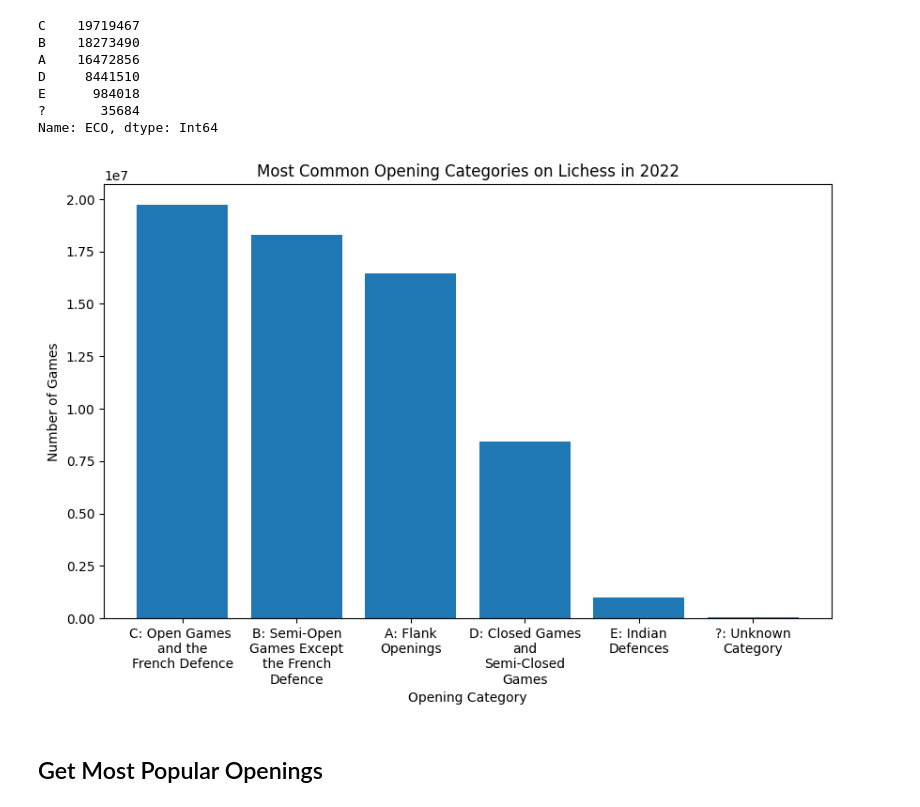
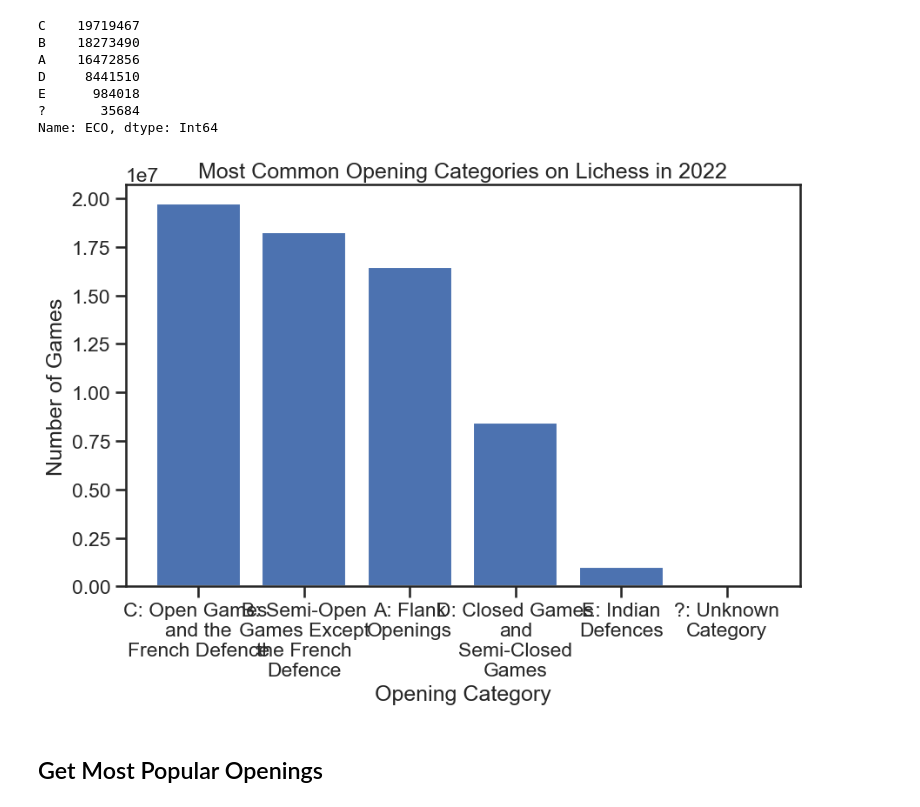
Before and after one commit to IsaacCheng9/machine-learning-in-chess, a Jupyter notebook: src/analyse_csv_data.ipynb, the cells around one changed output. Cells and saved outputs as stored; diff of their text form; code cells hidden in the pictures.

```diff
--- a/src/analyse_csv_data.ipynb
+++ b/src/analyse_csv_data.ipynb
@@ -99,28 +100,31 @@ Name: ECO, dtype: Int64
 # %%
 # Map each opening category to its type.
 opening_category_map = {
     "A": "Flank\nOpenings",
     "B": "Semi-Open\nGames Except\nthe French\nDefence",
     "C": "Open Games \nand the\nFrench Defence",
     "D": "Closed Games\nand\nSemi-Closed\nGames",
     "E": "Indian\nDefences",
     "?": "Unknown\nCategory",
 }
 
 # Plot the number of games in each opening category.
+# TODO: Fix the labels - consider adding a legend to explain each letter.
+sns.set("talk")
+sns.set_style("ticks")
 fig, ax = plt.subplots(figsize=(10, 6))
 indexes = opening_categories.index
 values = opening_categories.values
 ax.bar(indexes, values)
 ax.set_title("Most Common Opening Categories on Lichess in 2022")
 ax.set_xlabel("Opening Category")
 ax.set_ylabel("Number of Games")
 ax.set_xticklabels(
     [str(f"{index}: {opening_category_map[index]}") for index in indexes]
 )
 plt.show()
 # %% [output]
-[figure, old version]
+[figure, new version]
 # %% [markdown]
 ## Get Most Popular Openings
 # %%
```
Also changed, not shown: parts of 3 cells of this notebook.
